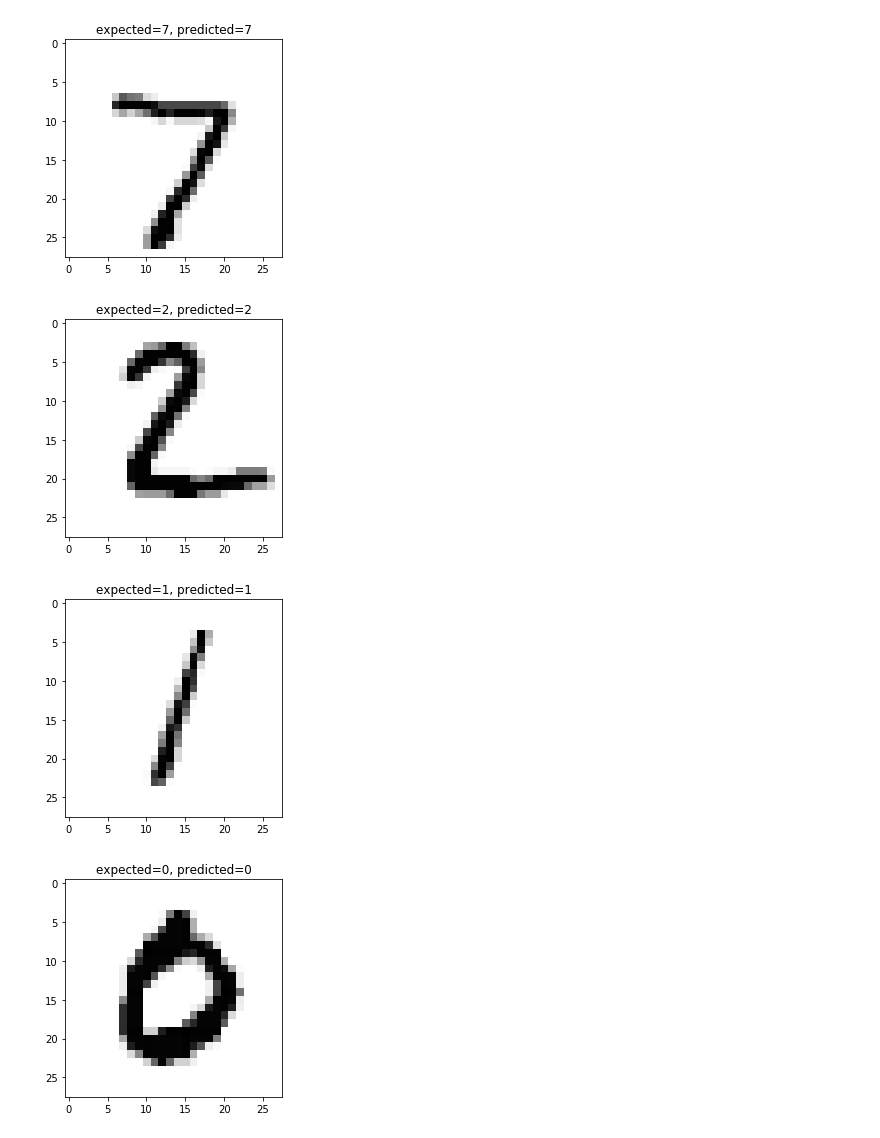
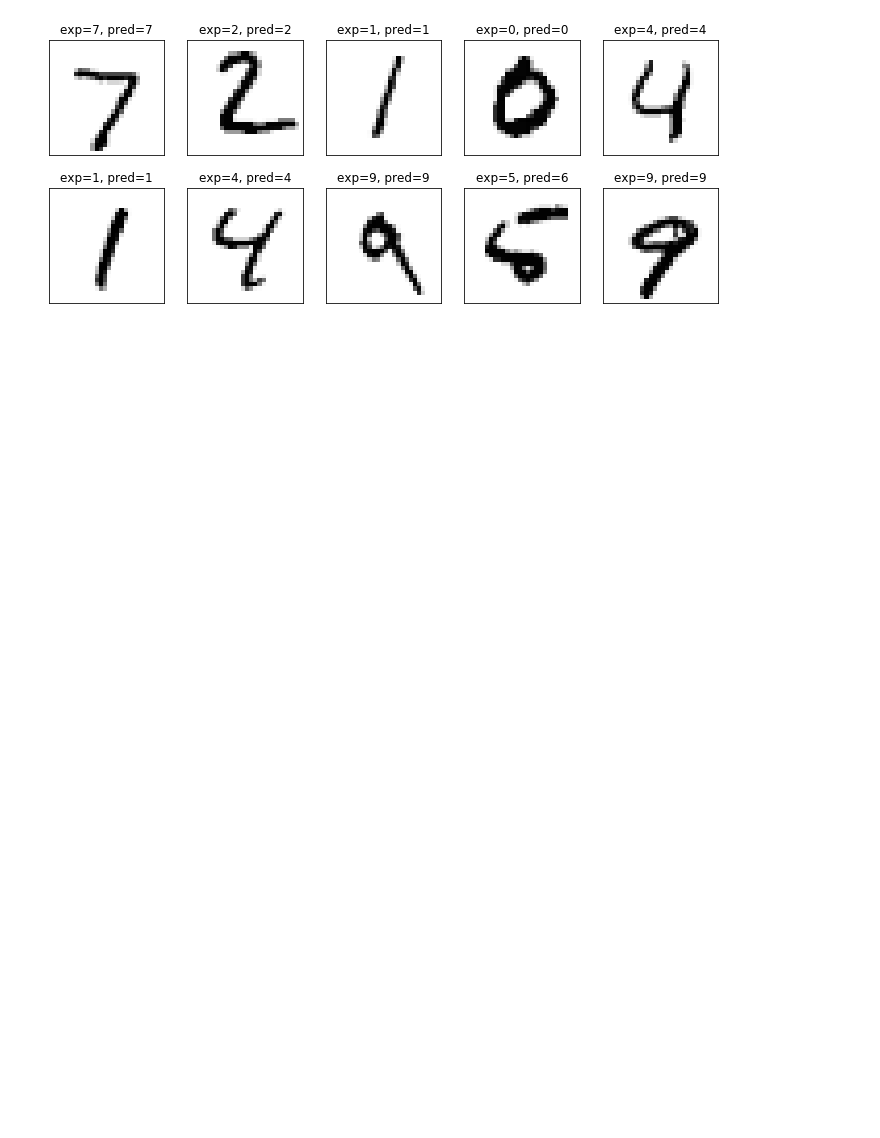
Before and after one commit to loki2302/learning-ml, a Jupyter notebook: tensorflow-experiment/mnist_handwritten_digits_experiment.ipynb, the cells around one changed output. Saved outputs shown, nothing was run; the diff lists cells and outputs as text; code cells hidden in the pictures; blank space fills up the shorter version.

```diff
--- a/tensorflow-experiment/mnist_handwritten_digits_experiment.ipynb
+++ b/tensorflow-experiment/mnist_handwritten_digits_experiment.ipynb
@@ -30,16 +33,6 @@ model.compile(
 history = model.fit(
     x=x_train,
     y=y_train,
-    epochs=10)
-
-for key in history.history.keys():
-    values = history.history[key]
-    plt.scatter(range(len(values)), values, s=2)
-    plt.ylabel(key)
-    plt.xlabel('epochs')
-    plt.show()
-
-(loss, accuracy) = model.evaluate(x_test, y_test)
-
-print(f'loss={loss}, accuracy={accuracy}')
+    epochs=30,
+    validation_data=(x_test, y_test))
 # %% [output]
@@ -67,13 +82,14 @@ loss=0.26041345736682414, accuracy=0.9283999800682068
 # %%
 import numpy as np
-for i in range(5):
+plt.figure(figsize=(12, 5))
+for i in range(10):
+    plt.subplot(2, 5, i + 1)
     expected = y_test[i]
     predicted = np.argmax(model.predict(x=np.expand_dims(x_test[i], axis=0)))
-    plt.figure()
-    plt.title(f'expected={expected}, predicted={predicted}')
+    plt.title(f'exp={expected}, pred={predicted}')
+    plt.xticks([])
+    plt.yticks([])
     plt.imshow(x_test[i], cmap='Greys')
+plt.show()
 # %% [output]
-[figure, old version]
+[figure, new version]
-[figure, removed]
-[figure, removed]
-[figure, removed]
```
Also changed, not shown: parts of 4 cells of this notebook, 2 other files.
